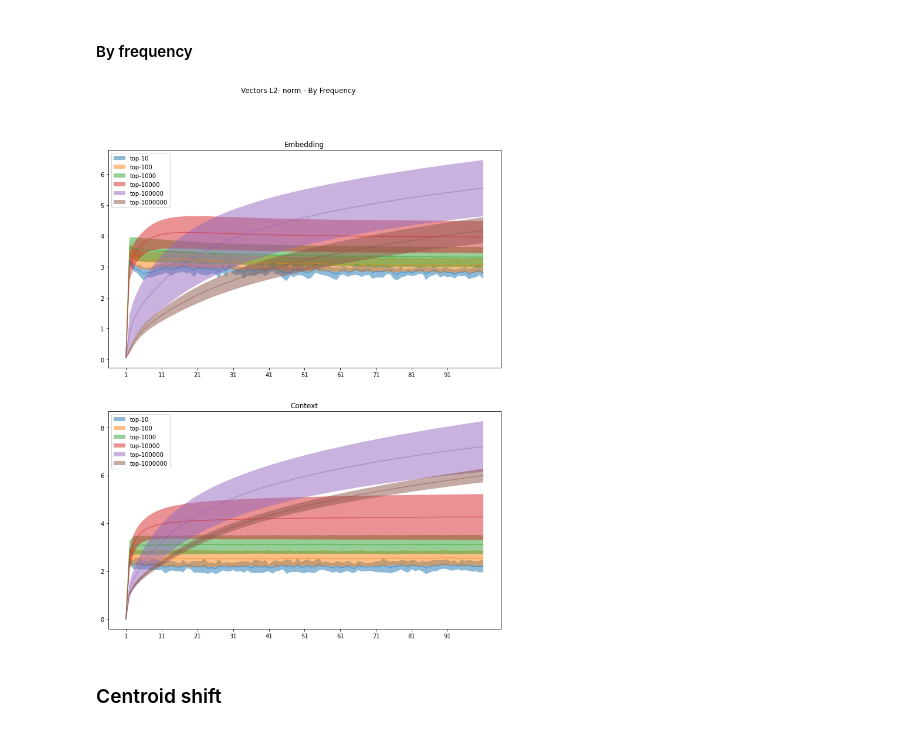
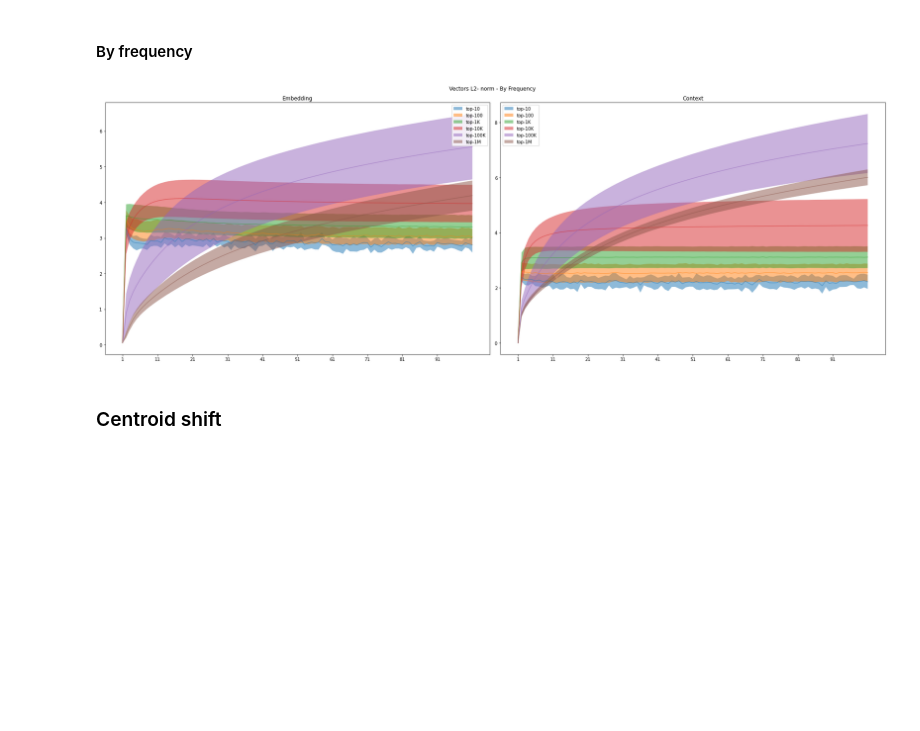
Before and after one commit to juancruzsosa/thesis, a Jupyter notebook: W2V_Stability.ipynb, the cells around one changed output. Cells and saved outputs as stored; diff of their text form; code cells hidden in the pictures; blank space fills up the shorter version.

```diff
--- a/W2V_Stability.ipynb
+++ b/W2V_Stability.ipynb
@@ -35,6 +36,7 @@ np.random.seed(2022)
 DS_ROOT = Path("data/")
 EVAL_ROOT = Path("eval_data/")
 MODEL_ROOT = Path("models/")
+IMAGES_ROOT = Path("images/enwik8")
 
 DATASET = os.environ.get('DATASET', 'enwik8_clean')
 EPOCHS = int(os.environ.get('EPOCHS', 100))
@@ -42,6 +44,9 @@ ALPHA = float(os.environ.get('ALPHA', 0.025))
 MIN_ALPHA = float(os.environ.get('MIN_ALPHA', 0.025))
 VECTOR_SIZE = int(os.environ.get('VECTOR_SIZE', 100))
 ITER_STEPS = int(os.environ.get('ITER_STEPS', 1))
+WINDOW_SIZE = int(os.environ.get('WINDOW_SIZE', 5))
+NEGATIVE_SAMPLES = int(os.environ.get('WINDOW_SIZE', 5))
+NS_EXPONENT = float(os.environ.get('NS_EXPONENT', 3/4))
 MODEL_NAME = f'w2v_stability_{DATASET}_{VECTOR_SIZE}-d_{EPOCHS}-e_{ALPHA:.4f}-a_{MIN_ALPHA:.4f}-ma'
 
 print(f"DS_ROOT: {DS_ROOT}")
@@ -114,7 +148,7 @@ df_words = pd.DataFrame({'index': np.arange(len(counts)),
                          'freq_class': 'other'})
 freq_class = pd.Series(['other'] * len(df_words), index=df_words.index)
 for i in range(0,math.ceil(np.log10(len(df_words)))):
-    freq_class.iloc[int((10**(i+1)-1)/(10-1)-1):int((10**(i+2)-1)/(10-1)-1)] = f'top-{10**(i+1)}'
+    freq_class.iloc[int((10**(i+1)-1)/(10-1)-1):int((10**(i+2)-1)/(10-1)-1)] = BigNum(10**(i+1), prefix='top-')
 df_words['freq_class'] = freq_class.astype('category')
 # %% [markdown]
 ## Dataset Exploration
@@ -432,32 +480,34 @@ plt.show()
 # %% [markdown]
 #### By frequency
 # %%
-fig, axs = plt.subplots(figsize=(12, 15), nrows=2)
+fig, axs = plt.subplots(figsize=(25, 9), ncols=2)
 plt.suptitle("Vectors L2- norm - By Frequency")
 dist_emb_means_by_freq = emb_centroid_by_freq_callback.norm_means
 dist_emb_stds_by_freq = emb_centroid_by_freq_callback.norm_stds
 
 dist_ctx_means_by_freq = ctx_centroid_by_freq_callback.norm_means
 dist_ctx_stds_by_freq = ctx_centroid_by_freq_callback.norm_stds
 
 axs[0].set_title("Embedding")
 axs[1].set_title("Context")
 
 for cat in emb_centroid_by_freq_callback.centroids.keys():
     plot_stats_by_epoch(axs[0],
                         dist_emb_means_by_freq[cat],
                         dist_emb_stds_by_freq[cat],
                         label=cat)
     plot_stats_by_epoch(axs[1],
                         dist_ctx_means_by_freq[cat],
                         dist_ctx_stds_by_freq[cat],
                         label=cat)
 for ax in axs:
     add_epochs_xticks(ax)
     ax.legend()
+plt.tight_layout()
+plt.savefig(IMAGES_ROOT/'l2_norm_by_freq.png')
 plt.show()
 # %% [output]
-[figure, old version]
+[figure, new version]
 # %% [markdown]
 ### Centroid shift
 # %%
```
Also changed, not shown: parts of 26 cells of this notebook, 1 other file.
